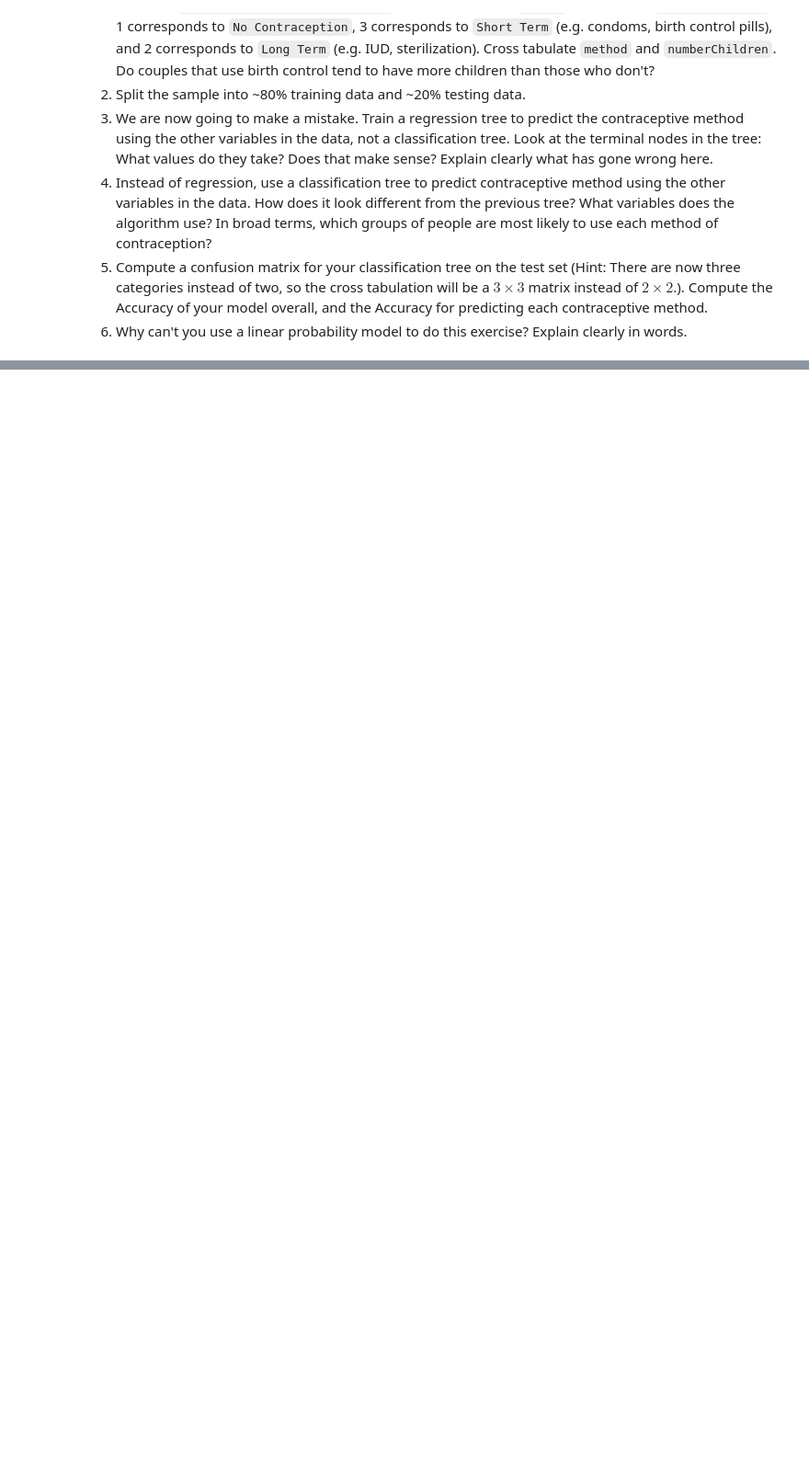
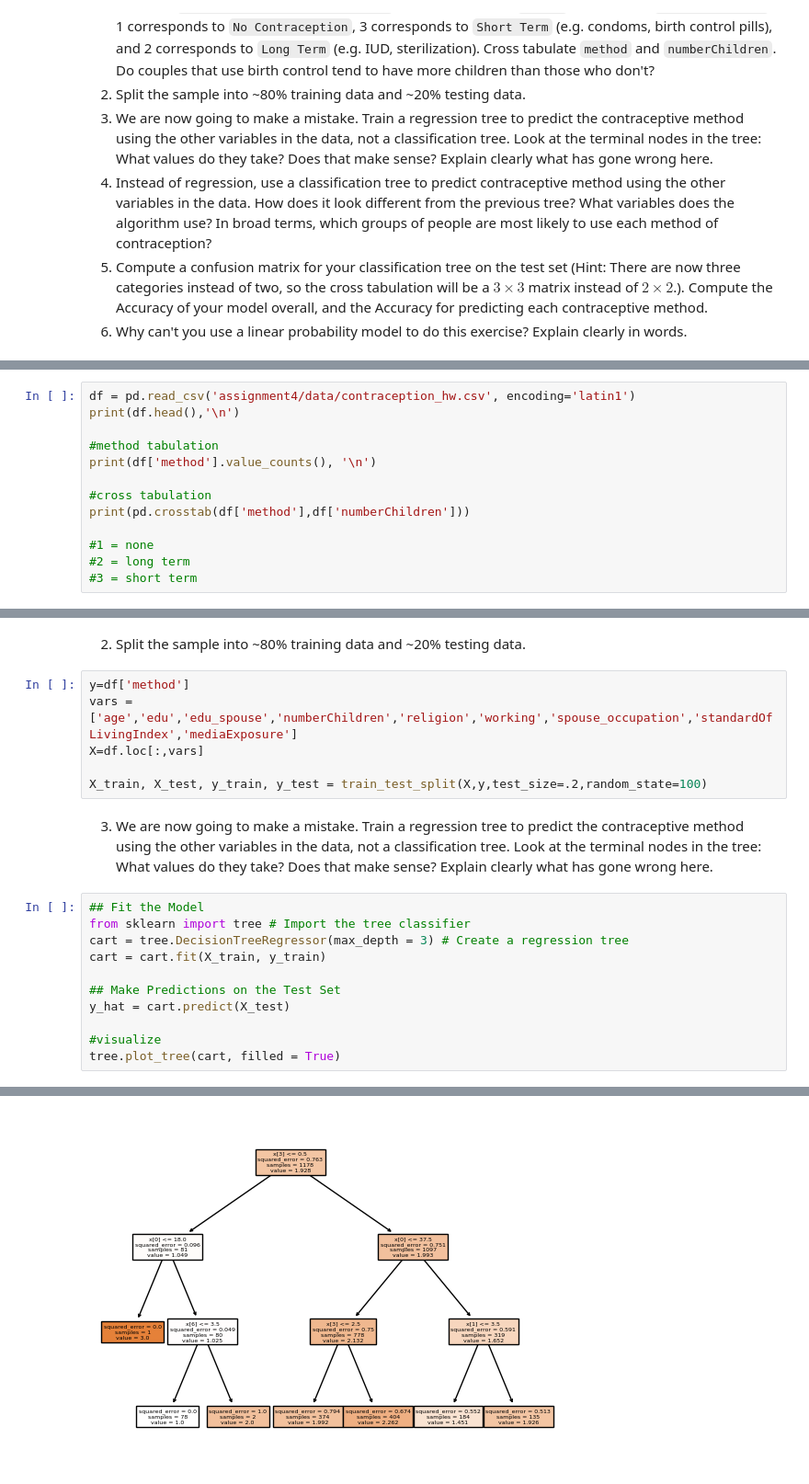
Before and after one commit to yango4014/assignment4, a Jupyter notebook: assignment4.ipynb, the cells around one changed output, grey strips where cells are left out. Shown at 92% size. Cells and saved outputs as stored; diff of their text form; blank space fills up the shorter version.

```diff
--- a/assignment4.ipynb
+++ b/assignment4.ipynb
@@ -483,0 +401,13 @@ This is typically the preferred way of expressing the OLS coefficients.
+# %%
+df = pd.read_csv('assignment4/data/contraception_hw.csv', encoding='latin1')
+print(df.head(),'\n')
+
+#method tabulation
+print(df['method'].value_counts(), '\n')
+
+#cross tabulation
+print(pd.crosstab(df['method'],df['numberChildren']))
+
+#1 = none
+#2 = long term
+#3 = short term
@@ -483,0 +434,22 @@ This is typically the preferred way of expressing the OLS coefficients.
+# %% [markdown]
+2. Split the sample into ~80% training data and ~20% testing data.
+# %%
+y=df['method']
+vars = ['age','edu','edu_spouse','numberChildren','religion','working','spouse_occupation','standardOfLivingIndex','mediaExposure']
+X=df.loc[:,vars]
+
+X_train, X_test, y_train, y_test = train_test_split(X,y,test_size=.2,random_state=100)
+# %% [markdown]
+3. We are now going to make a mistake. Train a regression tree to predict the contraceptive method using the other variables in the data, not a classification tree. Look at the terminal nodes in the tree: What values do they take? Does that make sense? Explain clearly what has gone wrong here.
+# %%
+## Fit the Model
+from sklearn import tree # Import the tree classifier
+cart = tree.DecisionTreeRegressor(max_depth = 3) # Create a regression tree
+cart = cart.fit(X_train, y_train)
+
+## Make Predictions on the Test Set
+y_hat = cart.predict(X_test)
+
+#visualize
+tree.plot_tree(cart, filled = True)
+# %% [output]
@@ -483,0 +469 @@ This is typically the preferred way of expressing the OLS coefficients.
+[figure, added]
```
Also changed, not shown: parts of 16 cells of this notebook.
